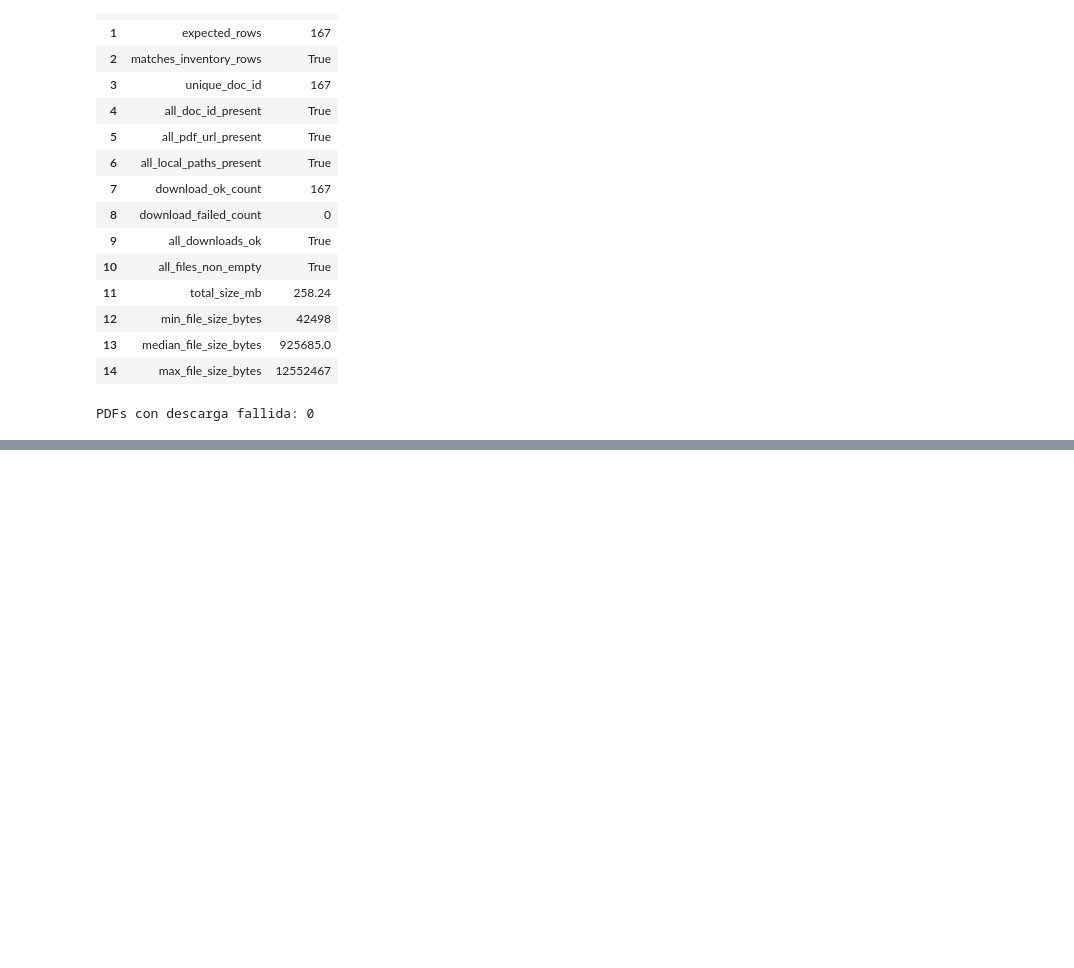
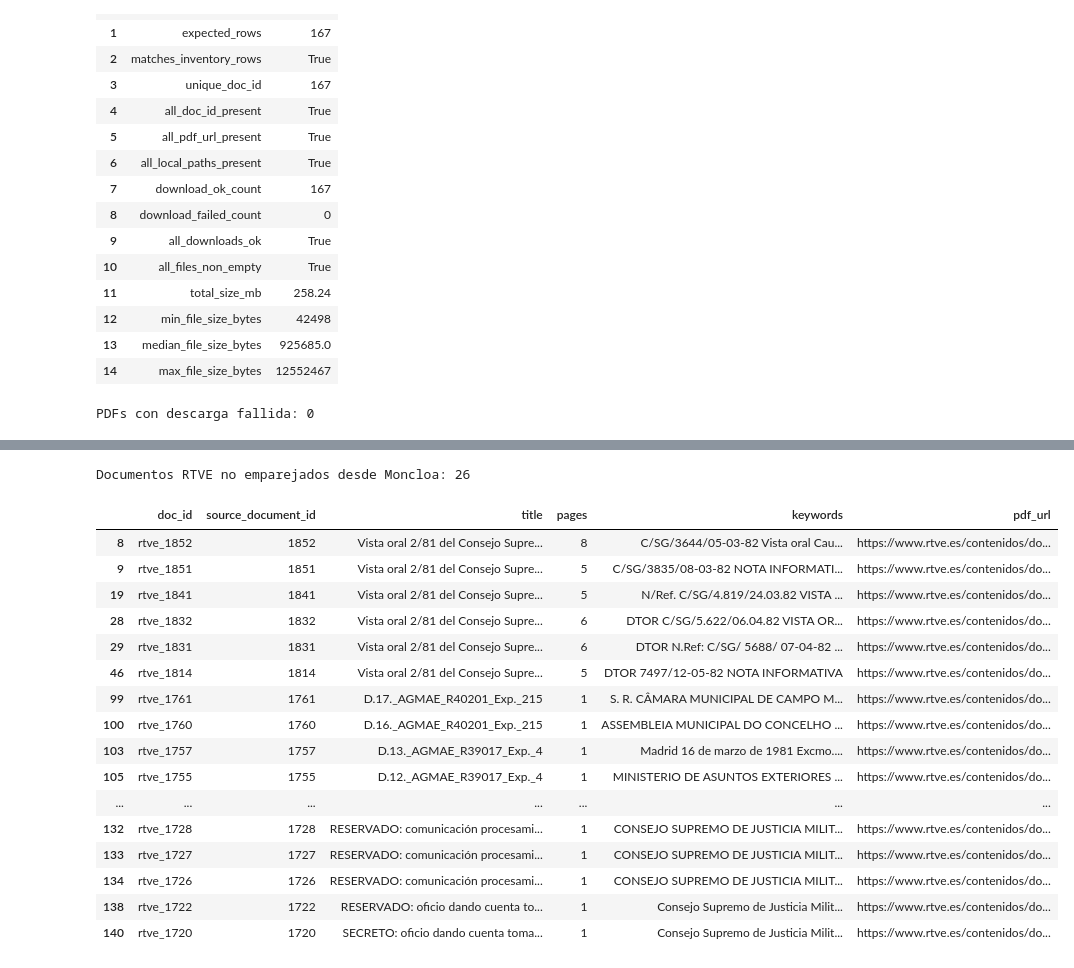
Before and after one commit to dieegordg/Proyecto-Machine-Learning-UNAV---Bayesianos-de-los-Ca-dos, a Jupyter notebook: notebooks/01_data_sources_and_dataset.ipynb, the cells around one changed output, grey strips where cells are left out. Saved outputs shown, nothing was run; the diff lists cells and outputs as text; code cells hidden in the pictures; blank space fills up the shorter version.

```diff
--- a/notebooks/01_data_sources_and_dataset.ipynb
+++ b/notebooks/01_data_sources_and_dataset.ipynb
@@ -3356,0 +3463,14 @@ El siguiente paso será revisar La Moncloa como fuente institucional de contrast
+# %%
+# ------------------------------------------------------------
+# 10.3. Filtrado de enlaces PDF reales
+# ------------------------------------------------------------
+
+df_moncloa_pdf_links = df_moncloa_links[
+    df_moncloa_links["href"].str.lower().str.contains(".pdf", regex=False)
+].copy()
+
+df_moncloa_pdf_links = df_moncloa_pdf_links.reset_index(drop=True)
+
+print(f"Enlaces PDF detectados en La Moncloa: {len(df_moncloa_pdf_links)}")
+
+df_moncloa_pdf_links.head(50)
@@ -3356,0 +3960,46 @@ El siguiente paso será revisar La Moncloa como fuente institucional de contrast
+# %%
+# ------------------------------------------------------------
+# 11.6. Documentos RTVE no emparejados con Moncloa
+# ------------------------------------------------------------
+
+matched_rtve_ids = set(
+    df_source_comparison["matched_rtve_doc_id"]
+    .dropna()
+    .unique()
+)
+
+df_rtve_not_matched_by_moncloa = df_inventory_rtve[
+    ~df_inventory_rtve["doc_id"].isin(matched_rtve_ids)
+].copy()
+
+print(f"Documentos RTVE no emparejados desde Moncloa: {len(df_rtve_not_matched_by_moncloa)}")
+
+df_rtve_not_matched_by_moncloa[
+    [
+        "doc_id",
+        "source_document_id",
+        "title",
+        "pages",
+        "keywords",
+        "pdf_url",
+    ]
+].head(30)
+# %% [output]
+Documentos RTVE no emparejados desde Moncloa: 26
+|  | doc_id | source_document_id | title | pages | keywords | pdf_url |
+| 8 | rtve_1852 | 1852 | Vista oral 2/81 del Consejo Supre... | 8 | C/SG/3644/05-03-82 Vista oral Cau... | https://www.rtve.es/contenidos/do... |
+| 9 | rtve_1851 | 1851 | Vista oral 2/81 del Consejo Supre... | 5 | C/SG/3835/08-03-82 NOTA INFORMATI... | https://www.rtve.es/contenidos/do... |
+| 19 | rtve_1841 | 1841 | Vista oral 2/81 del Consejo Supre... | 5 | N/Ref. C/SG/4.819/24.03.82 VISTA ... | https://www.rtve.es/contenidos/do... |
+| 28 | rtve_1832 | 1832 | Vista oral 2/81 del Consejo Supre... | 6 | DTOR C/SG/5.622/06.04.82 VISTA OR... | https://www.rtve.es/contenidos/do... |
+| 29 | rtve_1831 | 1831 | Vista oral 2/81 del Consejo Supre... | 6 | DTOR N.Ref: C/SG/ 5688/ 07-04-82 ... | https://www.rtve.es/contenidos/do... |
+| 46 | rtve_1814 | 1814 | Vista oral 2/81 del Consejo Supre... | 5 | DTOR 7497/12-05-82 NOTA INFORMATIVA | https://www.rtve.es/contenidos/do... |
+| 99 | rtve_1761 | 1761 | D.17._AGMAE_R40201_Exp._215 | 1 | S. R. CÂMARA MUNICIPAL DE CAMPO M... | https://www.rtve.es/contenidos/do... |
+| 100 | rtve_1760 | 1760 | D.16._AGMAE_R40201_Exp._215 | 1 | ASSEMBLEIA MUNICIPAL DO CONCELHO ... | https://www.rtve.es/contenidos/do... |
+| 103 | rtve_1757 | 1757 | D.13._AGMAE_R39017_Exp._4 | 1 | Madrid 16 de marzo de 1981 Excmo.... | https://www.rtve.es/contenidos/do... |
+| 105 | rtve_1755 | 1755 | D.12._AGMAE_R39017_Exp._4 | 1 | MINISTERIO DE ASUNTOS EXTERIORES ... | https://www.rtve.es/contenidos/do... |
+| ... | ... | ... | ... | ... | ... | ... |
+| 132 | rtve_1728 | 1728 | RESERVADO: comunicación procesami... | 1 | CONSEJO SUPREMO DE JUSTICIA MILIT... | https://www.rtve.es/contenidos/do... |
+| 133 | rtve_1727 | 1727 | RESERVADO: comunicación procesami... | 1 | CONSEJO SUPREMO DE JUSTICIA MILIT... | https://www.rtve.es/contenidos/do... |
+| 134 | rtve_1726 | 1726 | RESERVADO: comunicación procesami... | 1 | CONSEJO SUPREMO DE JUSTICIA MILIT... | https://www.rtve.es/contenidos/do... |
+| 138 | rtve_1722 | 1722 | RESERVADO: oficio dando cuenta to... | 1 | Consejo Supremo de Justicia Milit... | https://www.rtve.es/contenidos/do... |
+| 140 | rtve_1720 | 1720 | SECRETO: oficio dando cuenta toma... | 1 | Consejo Supremo de Justicia Milit... | https://www.rtve.es/contenidos/do... |
```
Also changed, not shown: parts of 33 cells of this notebook, 4 other files.
